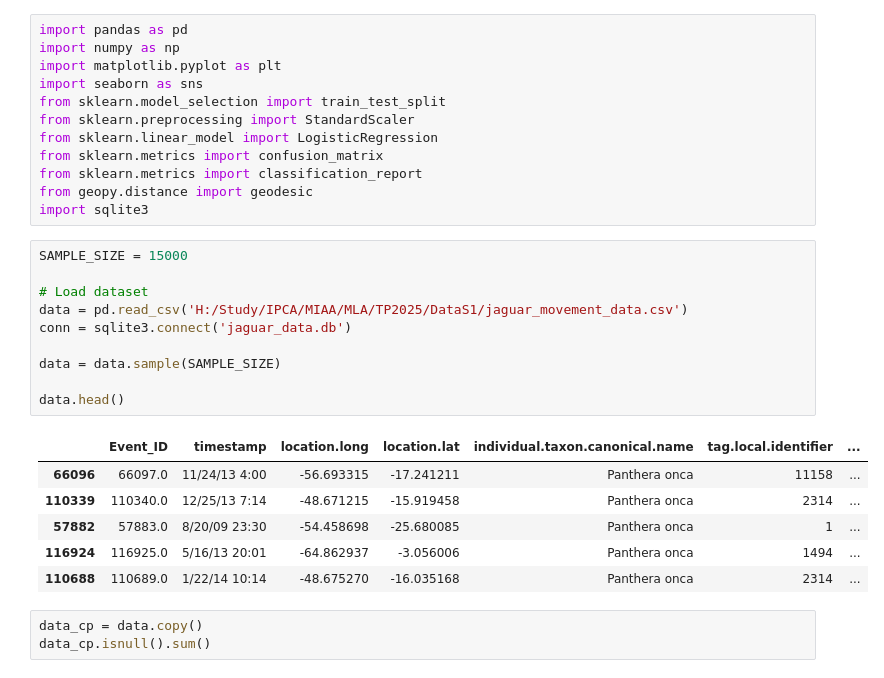
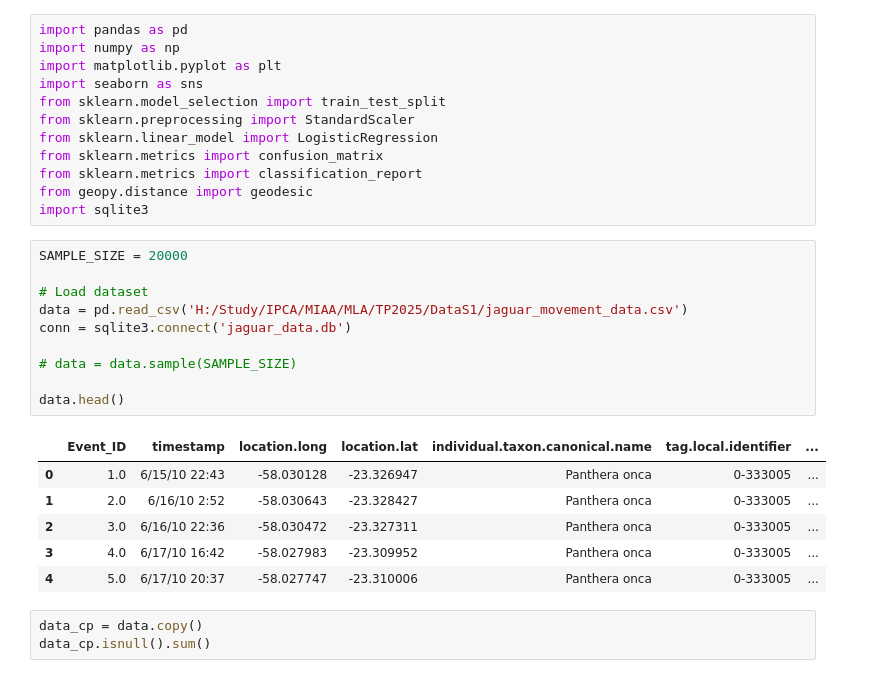
Before and after one commit to HenriqueGuima/ML-Jaguar-Movement-Geo-Referencing, a Jupyter notebook: 1.PREPROCESSING/main.ipynb, the cells around one changed output. Cells and saved outputs as stored; diff of their text form.

```diff
--- a/1.PREPROCESSING/main.ipynb
+++ b/1.PREPROCESSING/main.ipynb
@@ -11,22 +22,22 @@ from sklearn.metrics import classification_report
 from geopy.distance import geodesic
 import sqlite3
 # %%
-SAMPLE_SIZE = 15000
+SAMPLE_SIZE = 20000
 
 # Load dataset
 data = pd.read_csv('H:/Study/IPCA/MIAA/MLA/TP2025/DataS1/jaguar_movement_data.csv')
 conn = sqlite3.connect('jaguar_data.db')
 
-data = data.sample(SAMPLE_SIZE)
+# data = data.sample(SAMPLE_SIZE)
 
 data.head()
 # %% [output]
 |  | Event_ID | timestamp | location.long | location.lat | individual.taxon.canonical.name | tag.local.identifier | ... |
-| 66096 | 66097.0 | 11/24/13 4:00 | -56.693315 | -17.241211 | Panthera onca | 11158 | ... |
-| 110339 | 110340.0 | 12/25/13 7:14 | -48.671215 | -15.919458 | Panthera onca | 2314 | ... |
-| 57882 | 57883.0 | 8/20/09 23:30 | -54.458698 | -25.680085 | Panthera onca | 1 | ... |
-| 116924 | 116925.0 | 5/16/13 20:01 | -64.862937 | -3.056006 | Panthera onca | 1494 | ... |
-| 110688 | 110689.0 | 1/22/14 10:14 | -48.675270 | -16.035168 | Panthera onca | 2314 | ... |
+| 0 | 1.0 | 6/15/10 22:43 | -58.030128 | -23.326947 | Panthera onca | 0-333005 | ... |
+| 1 | 2.0 | 6/16/10 2:52 | -58.030643 | -23.328427 | Panthera onca | 0-333005 | ... |
+| 2 | 3.0 | 6/16/10 22:36 | -58.030472 | -23.327311 | Panthera onca | 0-333005 | ... |
+| 3 | 4.0 | 6/17/10 16:42 | -58.027983 | -23.309952 | Panthera onca | 0-333005 | ... |
+| 4 | 5.0 | 6/17/10 20:37 | -58.027747 | -23.310006 | Panthera onca | 0-333005 | ... |
 # %%
 data_cp = data.copy()
 data_cp.isnull().sum()
```
Also changed, not shown: parts of 21 cells of this notebook, 2 other files.
